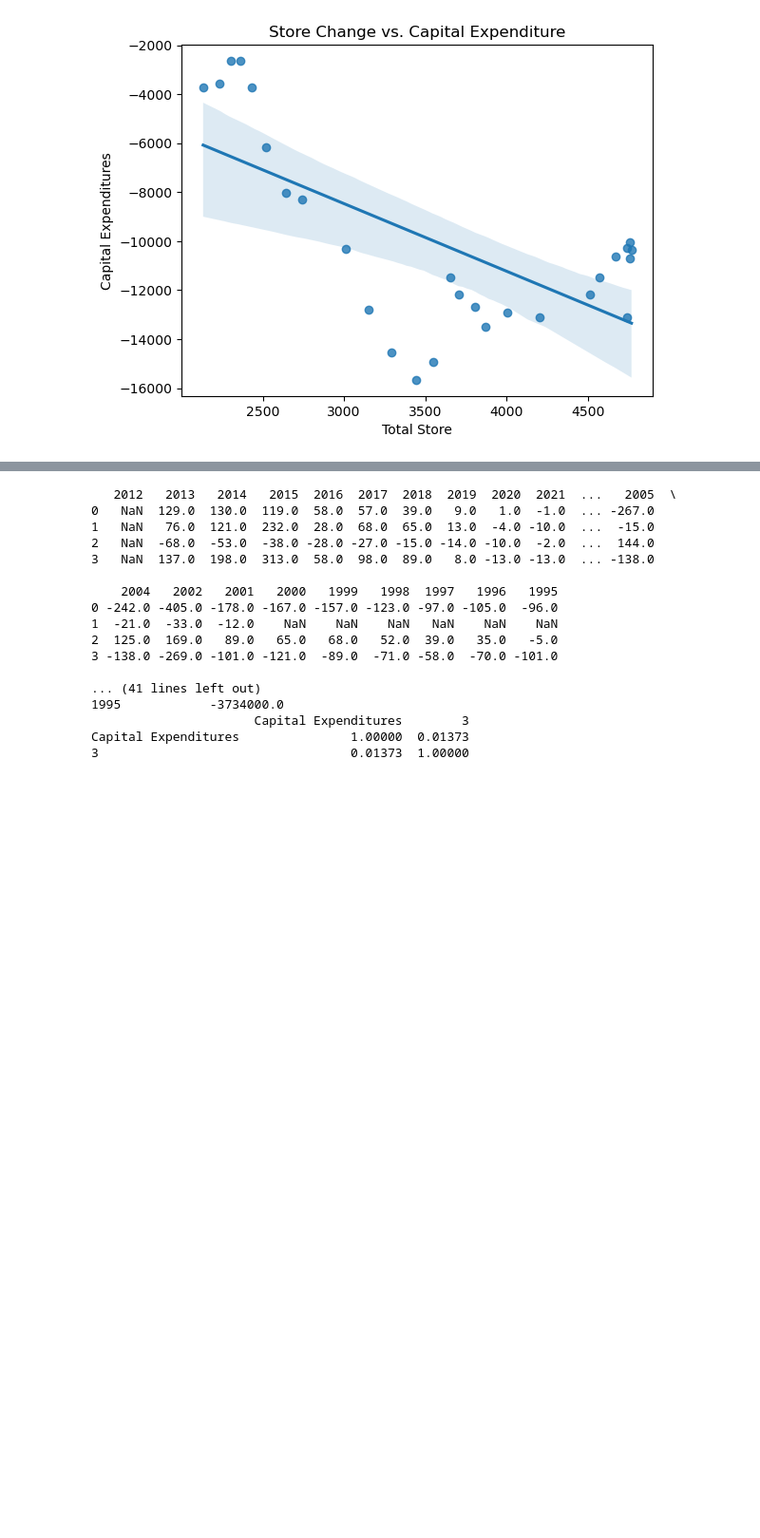
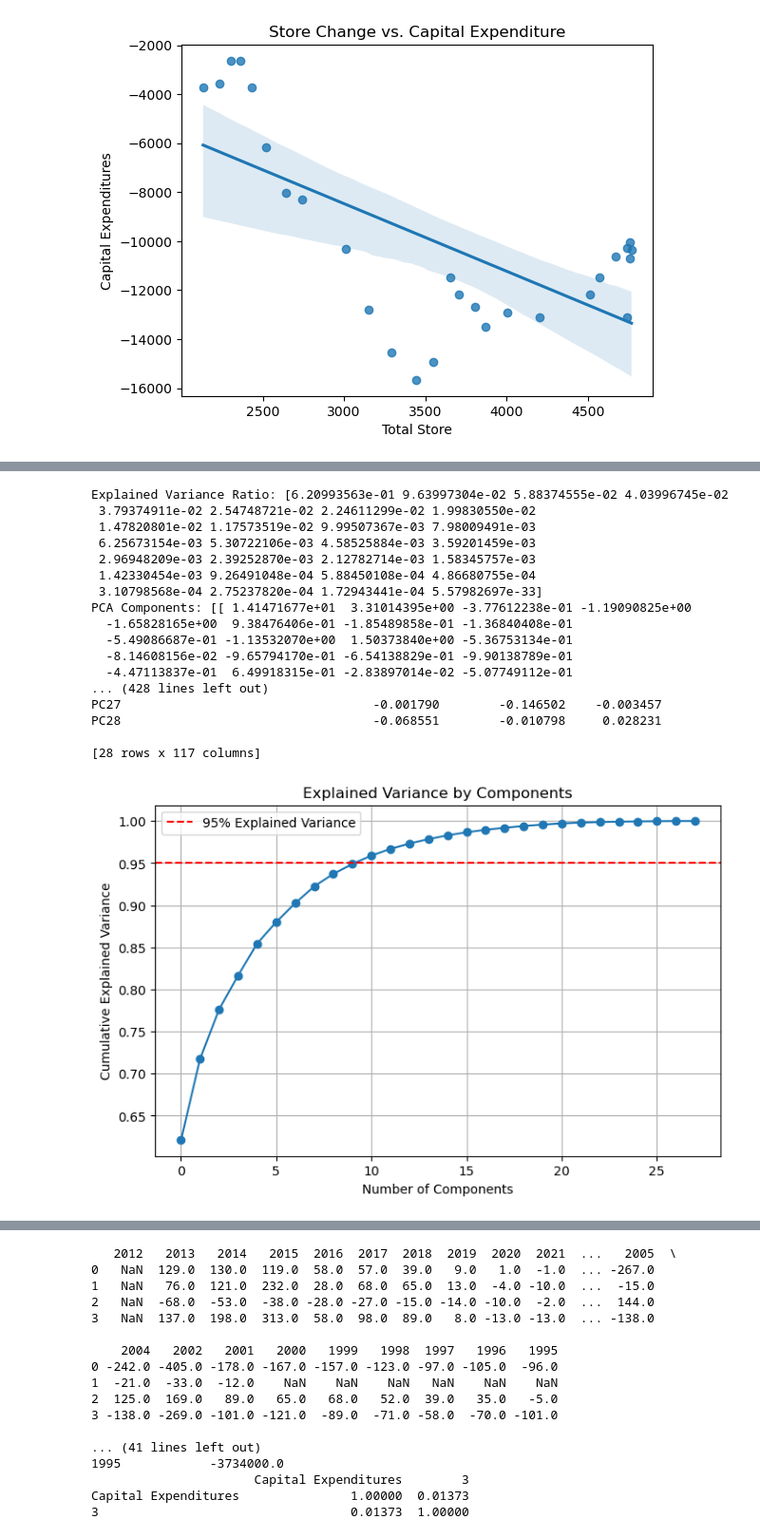
Before and after one commit to msinmalk/neighbourhood-market-expansion, a Jupyter notebook: Notebooks/CapExCosting.ipynb, the cells around one changed output, grey strips where cells are left out. Shown at 95% size. Saved outputs shown, nothing was run; the diff lists cells and outputs as text; code cells hidden in the pictures; blank space fills up the shorter version.

```diff
--- a/Notebooks/CapExCosting.ipynb
+++ b/Notebooks/CapExCosting.ipynb
@@ -227,0 +216,61 @@ analyze_correlations(merge_left_select)
+# %%
+import pandas as pd
+from sklearn.decomposition import PCA
+from sklearn.preprocessing import StandardScaler
+
+
+# Standardize the data
+scaler = StandardScaler()
+df_scaled = scaler.fit_transform(merge_left_numeric)
+
+# Apply PCA
+pca = PCA()
+pca.fit(df_scaled)
+
+# Explained variance ratio
+explained_variance = pca.explained_variance_ratio_
+print("Explained Variance Ratio:", explained_variance)
+
+# Transform data
+df_pca = pca.transform(df_scaled)
+print("PCA Components:", df_pca)
+
+loadings = pca.components_
+
+# Create a DataFrame for better visualization of loadings
+loadings_df = pd.DataFrame(loadings, columns=merge_left_numeric.columns, index=[f'PC{i+1}' for i in range(len(loadings))])
+print(loadings_df)
+
+
+import matplotlib.pyplot as plt
+
+# Assuming 'explained_variance' is your array of explained variance ratios from PCA
+cumulative_variance = np.cumsum(explained_variance)
+plt.figure(figsize=(8, 5))
+plt.plot(cumulative_variance, marker='o')
+plt.xlabel('Number of Components')
+plt.ylabel('Cumulative Explained Variance')
+plt.title('Explained Variance by Components')
+plt.axhline(y=0.95, color='r', linestyle='--', label='95% Explained Variance')
+plt.legend(loc='best')
+plt.grid(True)
+plt.show()
+# %% [output]
+Explained Variance Ratio: [6.20993563e-01 9.63997304e-02 5.88374555e-02 4.03996745e-02
+ 3.79374911e-02 2.54748721e-02 2.24611299e-02 1.99830550e-02
+ 1.47820801e-02 1.17573519e-02 9.99507367e-03 7.98009491e-03
+ 6.25673154e-03 5.30722106e-03 4.58525884e-03 3.59201459e-03
+ 2.96948209e-03 2.39252870e-03 2.12782714e-03 1.58345757e-03
+ 1.42330454e-03 9.26491048e-04 5.88450108e-04 4.86680755e-04
+ 3.10798568e-04 2.75237820e-04 1.72943441e-04 5.57982697e-33]
+PCA Components: [[ 1.41471677e+01  3.31014395e+00 -3.77612238e-01 -1.19090825e+00
+  -1.65828165e+00  9.38476406e-01 -1.85489858e-01 -1.36840408e-01
+  -5.49086687e-01 -1.13532070e+00  1.50373840e+00 -5.36753134e-01
+  -8.14608156e-02 -9.65794170e-01 -6.54138829e-01 -9.90138789e-01
+  -4.47113837e-01  6.49918315e-01 -2.83897014e-02 -5.07749112e-01
+... (428 lines left out)
+PC27                                  -0.001790        -0.146502    -0.003457
+PC28                                  -0.068551        -0.010798     0.028231
+
+[28 rows x 117 columns]
+[figure, added]
```
Also changed, not shown: parts of 13 cells of this notebook, 12 other files.
